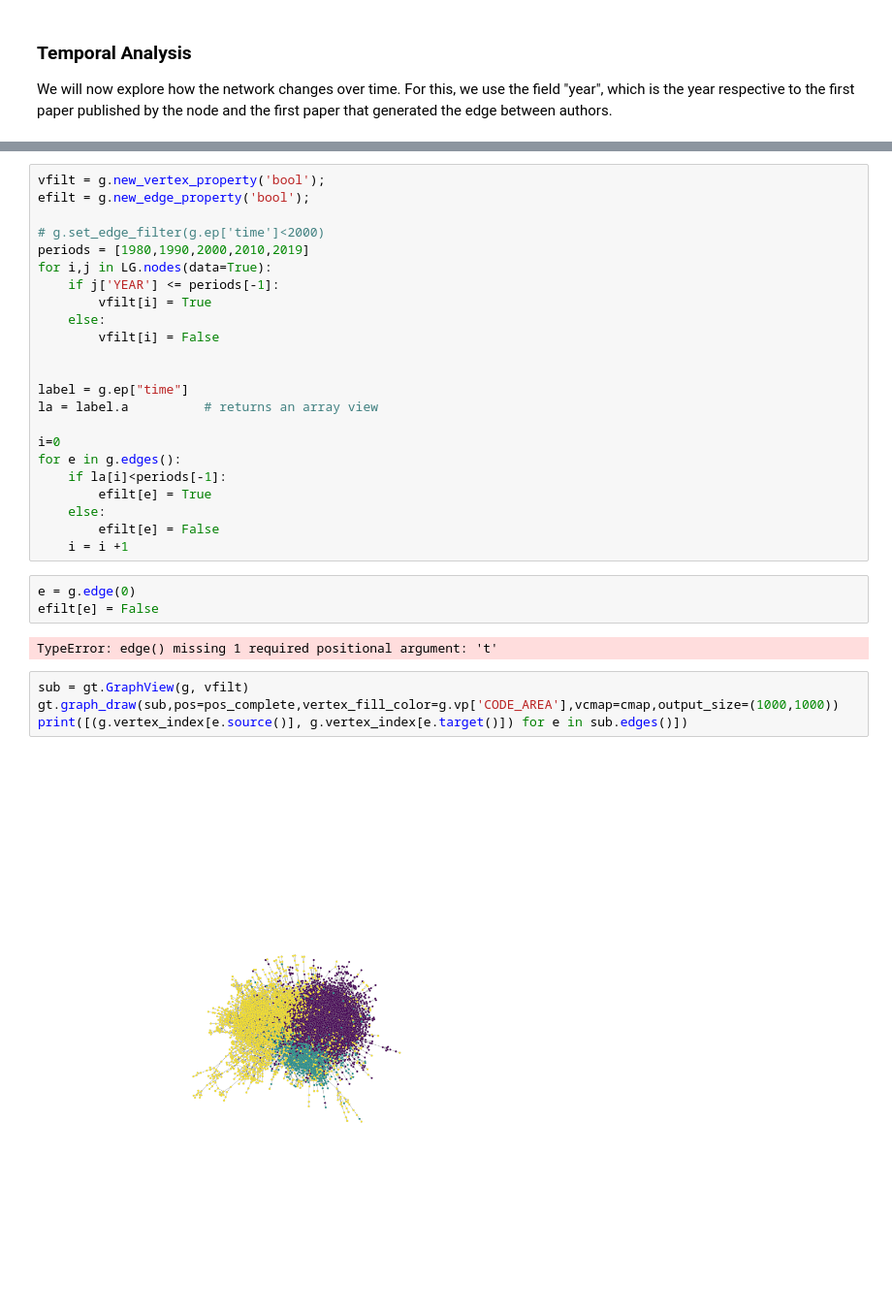
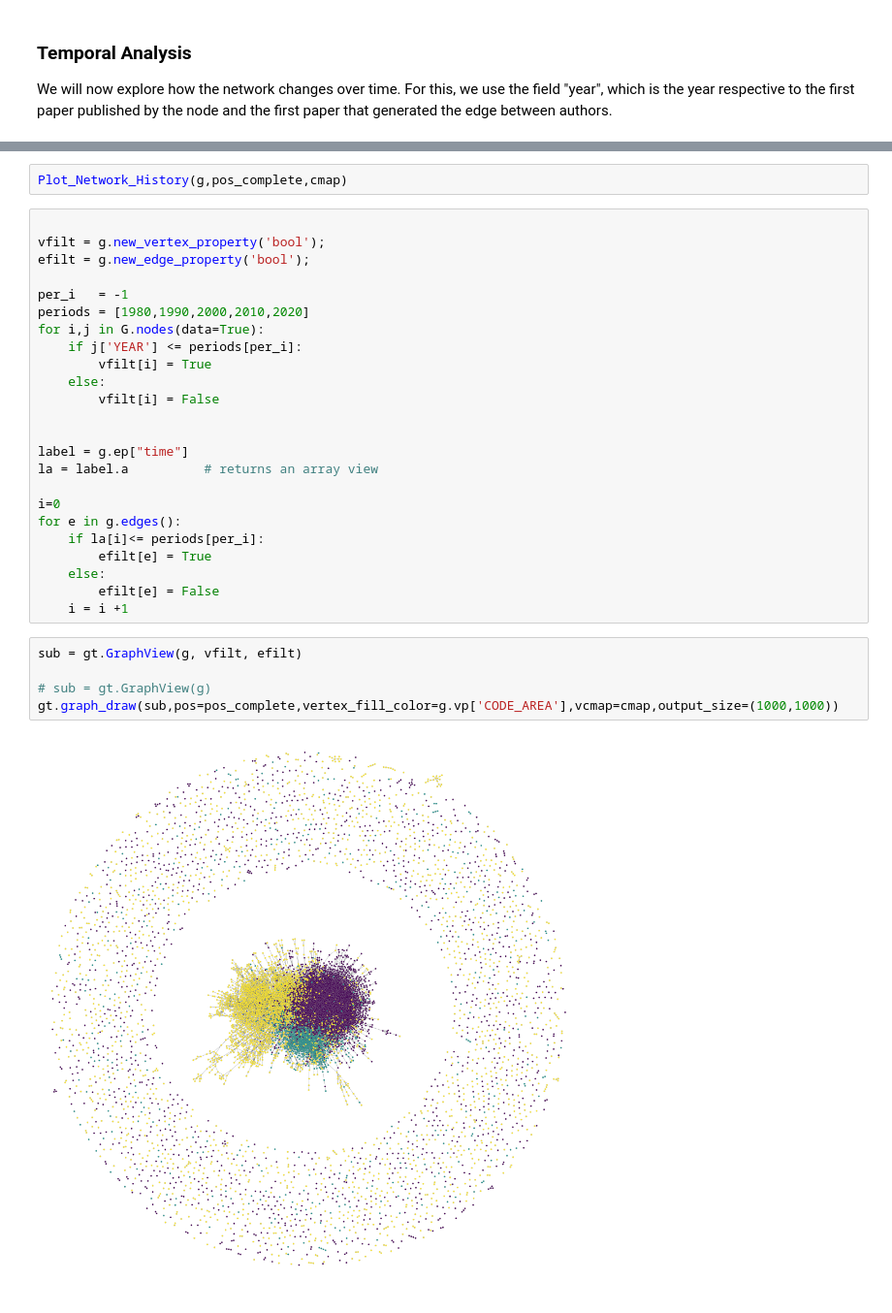
Before and after one commit to davibarreira/PBMNet, a Jupyter notebook: Create_Network.ipynb, the cells around one changed output, grey strips where cells are left out. Shown at 97% size. Cells and saved outputs as stored; diff of their text form.

```diff
--- a/Create_Network.ipynb
+++ b/Create_Network.ipynb
@@ -678,11 +705,14 @@ for e in g.edges():
+# %%
+Plot_Network_History(g,pos_complete,cmap)
 # %%
+
 vfilt = g.new_vertex_property('bool');
 efilt = g.new_edge_property('bool');
 
-# g.set_edge_filter(g.ep['time']<2000)
-periods = [1980,1990,2000,2010,2019]
-for i,j in LG.nodes(data=True):
-    if j['YEAR'] <= periods[-1]:
+per_i   = -1
+periods = [1980,1990,2000,2010,2020]
+for i,j in G.nodes(data=True):
+    if j['YEAR'] <= periods[per_i]:
         vfilt[i] = True
     else:
         vfilt[i] = False
@@ -693,19 +723,15 @@ la = label.a          # returns an array view
 
 i=0
 for e in g.edges():
-    if la[i]<periods[-1]:
+    if la[i]<= periods[per_i]:
         efilt[e] = True
     else:
         efilt[e] = False
     i = i +1
-# %%
-e = g.edge(0)
-efilt[e] = False
-# %% [output]
-TypeError: edge() missing 1 required positional argument: 't'
 # %%
-sub = gt.GraphView(g, vfilt)
+sub = gt.GraphView(g, vfilt, efilt)
+
+# sub = gt.GraphView(g)
 gt.graph_draw(sub,pos=pos_complete,vertex_fill_color=g.vp['CODE_AREA'],vcmap=cmap,output_size=(1000,1000))
-print([(g.vertex_index[e.source()], g.vertex_index[e.target()]) for e in sub.edges()])
 # %% [output]
-[figure, old version]
+[figure, new version]
```
Also changed, not shown: parts of 4 cells of this notebook.
